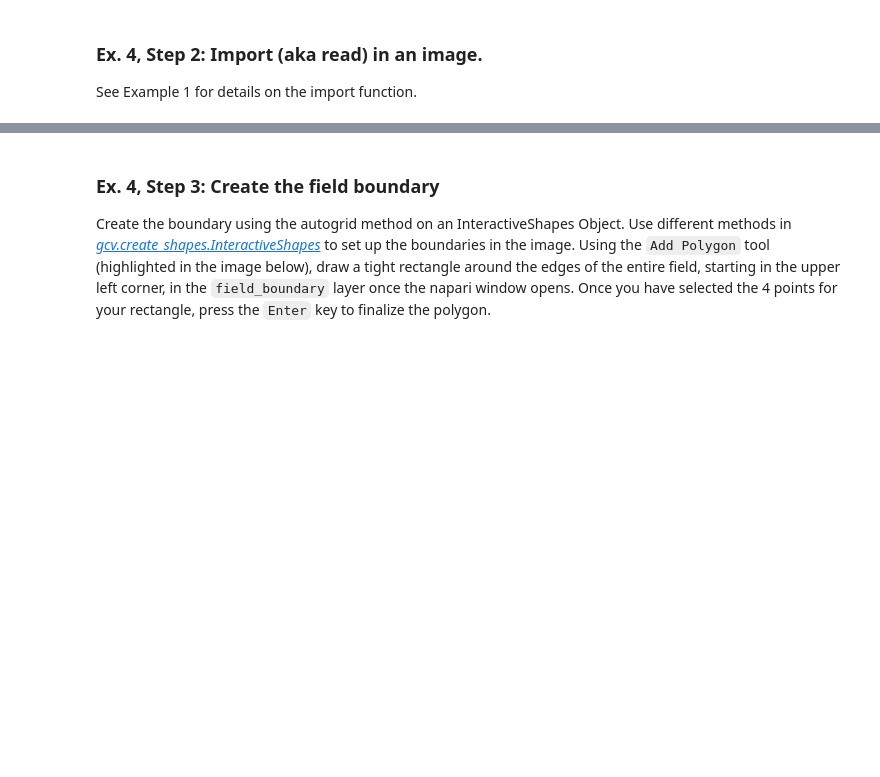
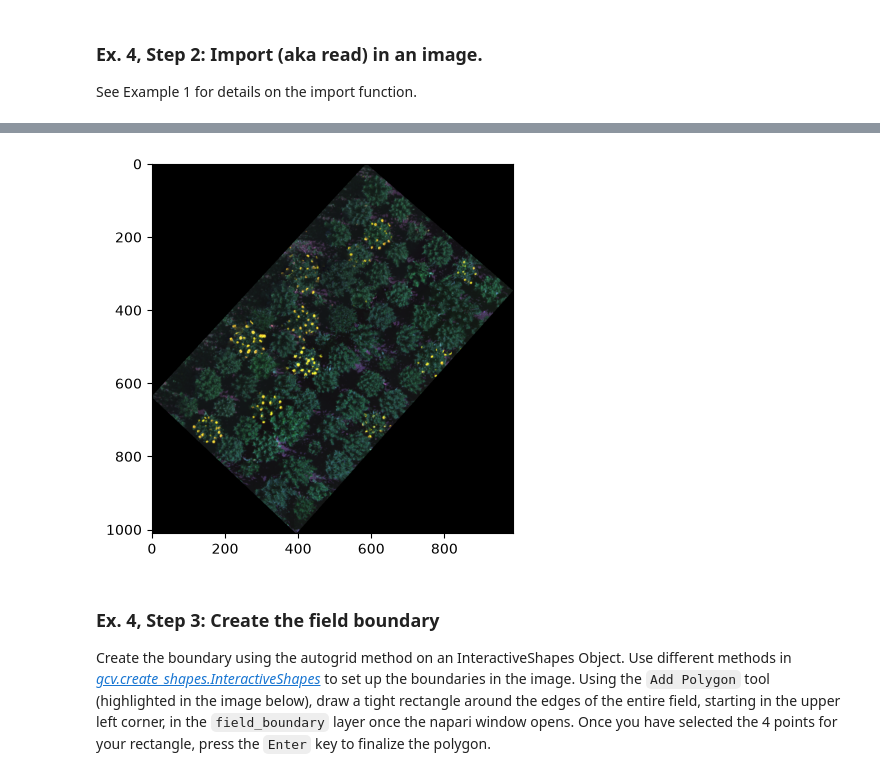
Before and after one commit to danforthcenter/plantcv-geospatial-tutorial-plot-boundaries, a Jupyter notebook: index.ipynb, the cells around one changed output, grey strips where cells are left out. Saved outputs shown, nothing was run; the diff lists cells and outputs as text; code cells hidden in the pictures; blank space fills up the shorter version.

```diff
--- a/index.ipynb
+++ b/index.ipynb
@@ -185,4 +193,5 @@ See Example 1 for details on the import function.
 # %%
 # Read in image
 
-img = gcv.read.geotif(filename="./img/Flowering_tutorial_cropped.tif", bands="b,g,r,re,nir,mask")
+img = gcv.read.geotif(filename="./img/Flowering_tutorial_cropped.tif", bands="b,g,r,re,nir")
+# %% [output]
@@ -189,3 +200,4 @@ img = gcv.read.geotif(filename="./img/Flowering_tutorial_cropped.tif", bands="b,
+[figure, added]
 # %% [markdown]
 ### Ex. 4, Step 3: Create the field boundary
 
```
Also changed, not shown: parts of 12 cells of this notebook, 4 other files.
